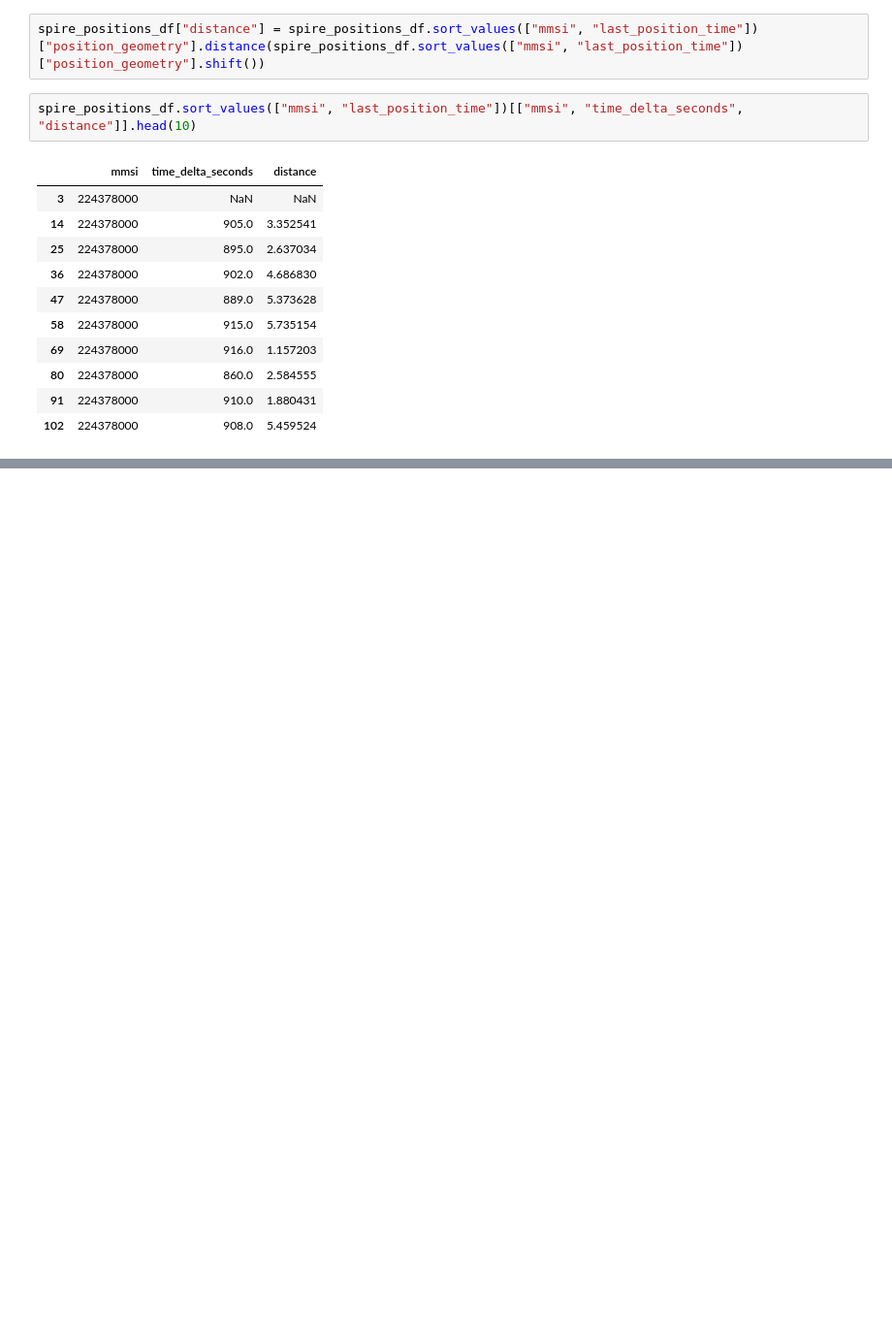
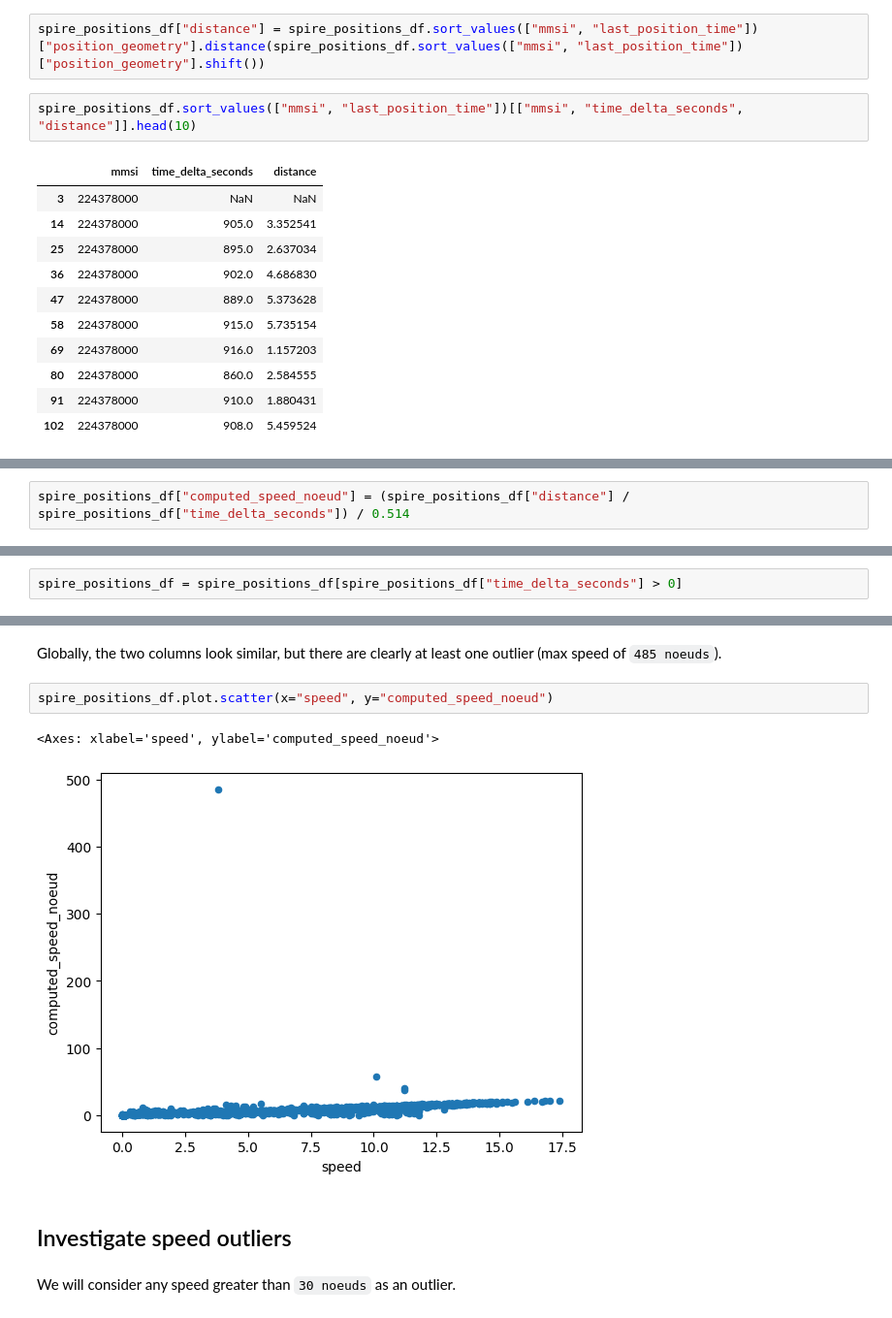
Before and after one commit to dataforgoodfr/12_bloom, a Jupyter notebook: data_analysis/notebooks/playground.ipynb, the cells around one changed output, grey strips where cells are left out. Shown: that part at 97% size. Drawn from its saved outputs; the diff is of its cells as text; blank space fills up the shorter version.

Commit message:
WIP: Investigate speed anomalies

```diff
--- a/data_analysis/notebooks/playground.ipynb
+++ b/data_analysis/notebooks/playground.ipynb
@@ -149,0 +147,2 @@ spire_positions_df.sort_values(["mmsi", "last_position_time"])[["mmsi", "time_de
+# %%
+spire_positions_df["computed_speed_noeud"] = (spire_positions_df["distance"] / spire_positions_df["time_delta_seconds"]) / 0.514
@@ -149,0 +196,2 @@ spire_positions_df.sort_values(["mmsi", "last_position_time"])[["mmsi", "time_de
+# %%
+spire_positions_df = spire_positions_df[spire_positions_df["time_delta_seconds"] > 0]
@@ -149,0 +210,11 @@ spire_positions_df.sort_values(["mmsi", "last_position_time"])[["mmsi", "time_de
+# %% [markdown]
+Globally, the two columns look similar, but there are clearly at least one outlier (max speed of `485 noeuds`).
+# %%
+spire_positions_df.plot.scatter(x="speed", y="computed_speed_noeud")
+# %% [output]
+<Axes: xlabel='speed', ylabel='computed_speed_noeud'>
+[figure, added]
+# %% [markdown]
+## Investigate speed outliers
+# %% [markdown]
+We will consider any speed greater than `30 noeuds` as an outlier.
```
Also changed, not shown: parts of 26 cells of this notebook.
